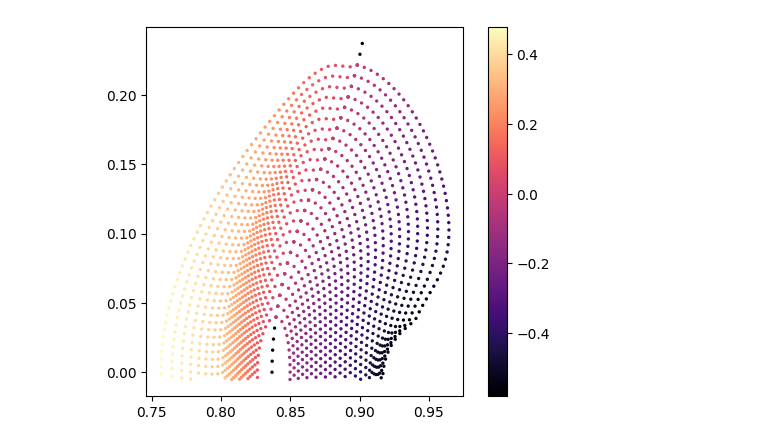
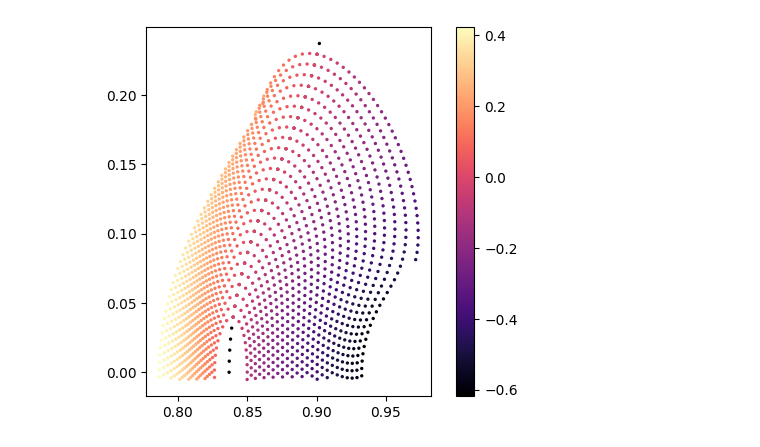
Before and after one commit to tka4nik/crtbp_diploma, a Jupyter notebook: initial_state_map_sum_dv.ipynb, the cells around one changed output. Saved outputs shown, nothing was run; the diff lists cells and outputs as text; code cells hidden in the pictures.

```diff
--- a/initial_state_map_sum_dv.ipynb
+++ b/initial_state_map_sum_dv.ipynb
@@ -15,24 +15,24 @@ one_thousand_kms = (1-model.L1) / 61.350
 # %%
 
 data_zvl = np.load('data/contour_points/zvl/zvl_2.npy')
 data_zvl = np.c_[data_zvl, np.zeros(len(data_zvl))]
 
-with open(r"data/contour_points/contour_points_data_3_points.pickle", "rb") as input_file:
+with open(r"data/contour_points/contour_points_data_5_points.pickle", "rb") as input_file:
     data = pickle.load(input_file)
 data_points = []
 for line in data:
     for point in line:
         data_points.append(point)
 
 data_points = np.array(data_points)
 
 # print(data_points)
 plt.scatter(data_zvl[:32,0], data_zvl[:32,1], c=data_zvl[:32,2], cmap='magma', s=2)
 plt.scatter(data_points[:,0], data_points[:,1], c=data_points[:,2], cmap='magma', s=2)
 
 ax = plt.gca()
 ax.set_aspect('equal', adjustable='box')
 plt.colorbar()
 plt.show()
 # %% [output]
-[figure, old version]
+[figure, new version]
```
Also changed, not shown: parts of 3 cells of this notebook, 5 other files.
